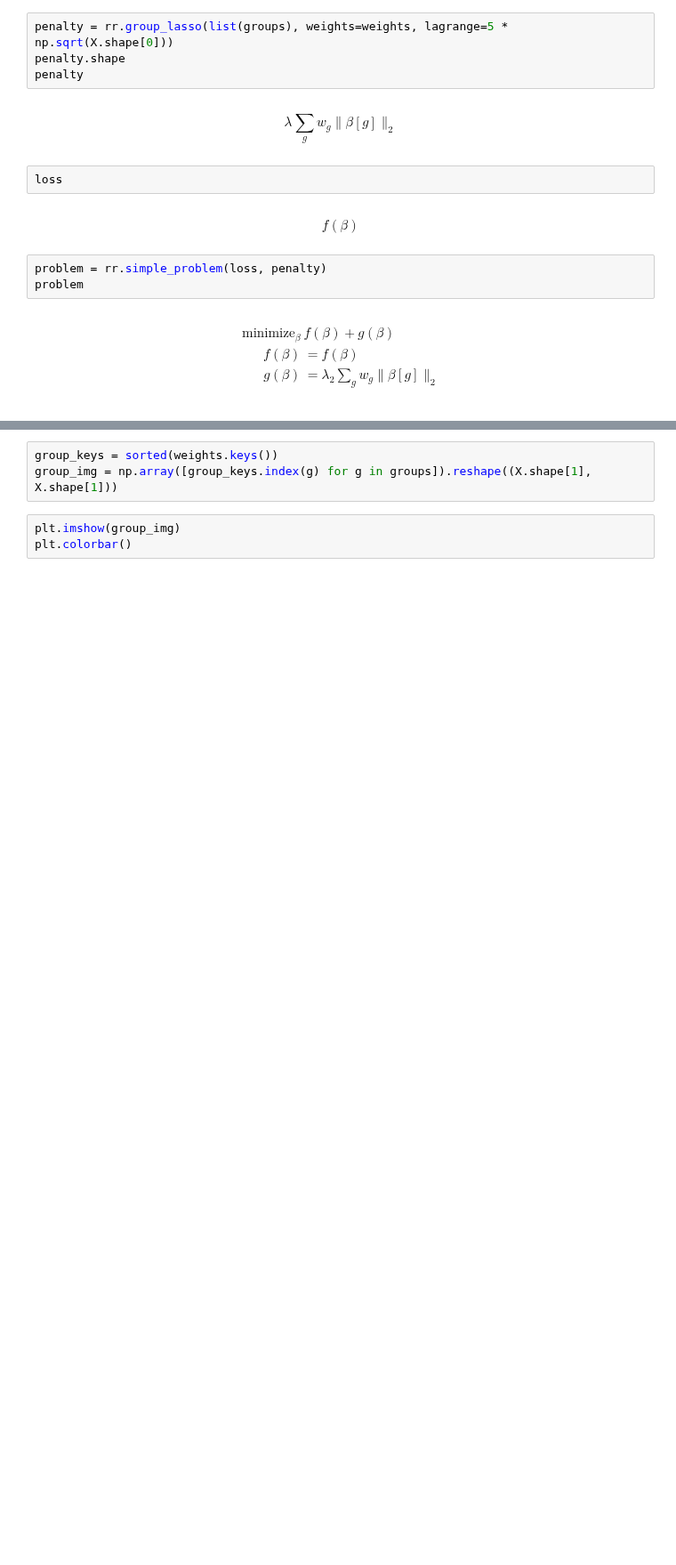
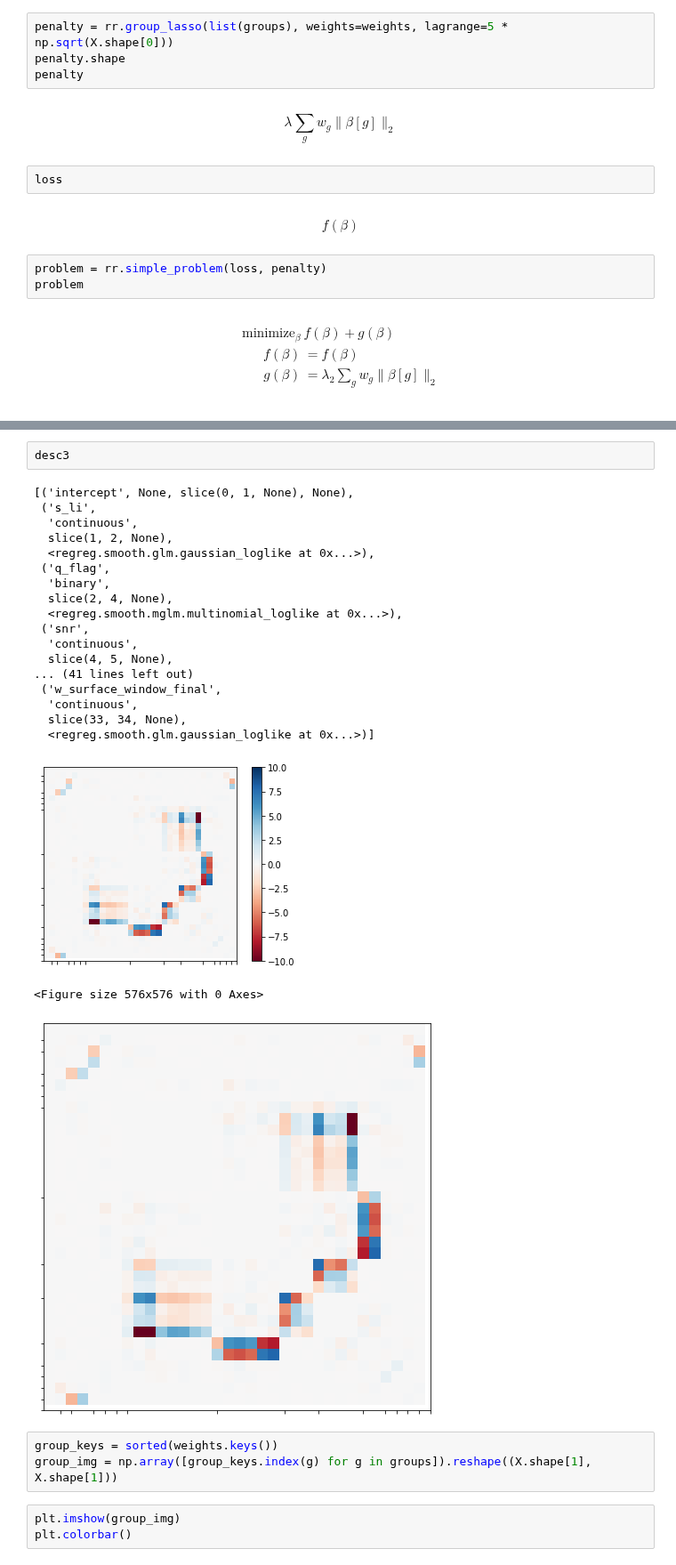
Before and after one commit to ICESAT-2HackWeek/CloudMask, a Jupyter notebook: mixed_graphical_model.ipynb, the cells around one changed output, grey strips where cells are left out. Shown at 89% size. Cells and saved outputs as stored; diff of their text form; blank space fills up the shorter version.

```diff
--- a/mixed_graphical_model.ipynb
+++ b/mixed_graphical_model.ipynb
@@ -435,3 +502,26 @@ penalty.weights
+# %%
+desc3
+# %% [output]
+[('intercept', None, slice(0, 1, None), None),
+ ('s_li',
+  'continuous',
+  slice(1, 2, None),
+  <regreg.smooth.glm.gaussian_loglike at 0x...>),
+ ('q_flag',
+  'binary',
+  slice(2, 4, None),
+  <regreg.smooth.mglm.multinomial_loglike at 0x...>),
+ ('snr',
+  'continuous',
+  slice(4, 5, None),
+... (41 lines left out)
+ ('w_surface_window_final',
+  'continuous',
+  slice(33, 34, None),
+  <regreg.smooth.glm.gaussian_loglike at 0x...>)]
+[figure, added]
+<Figure size 576x576 with 0 Axes>
+[figure, added]
 # %%
 group_keys = sorted(weights.keys())
 group_img = np.array([group_keys.index(g) for g in groups]).reshape((X.shape[1], X.shape[1]))
```
Also changed, not shown: parts of 28 cells of this notebook, 1 other file.
